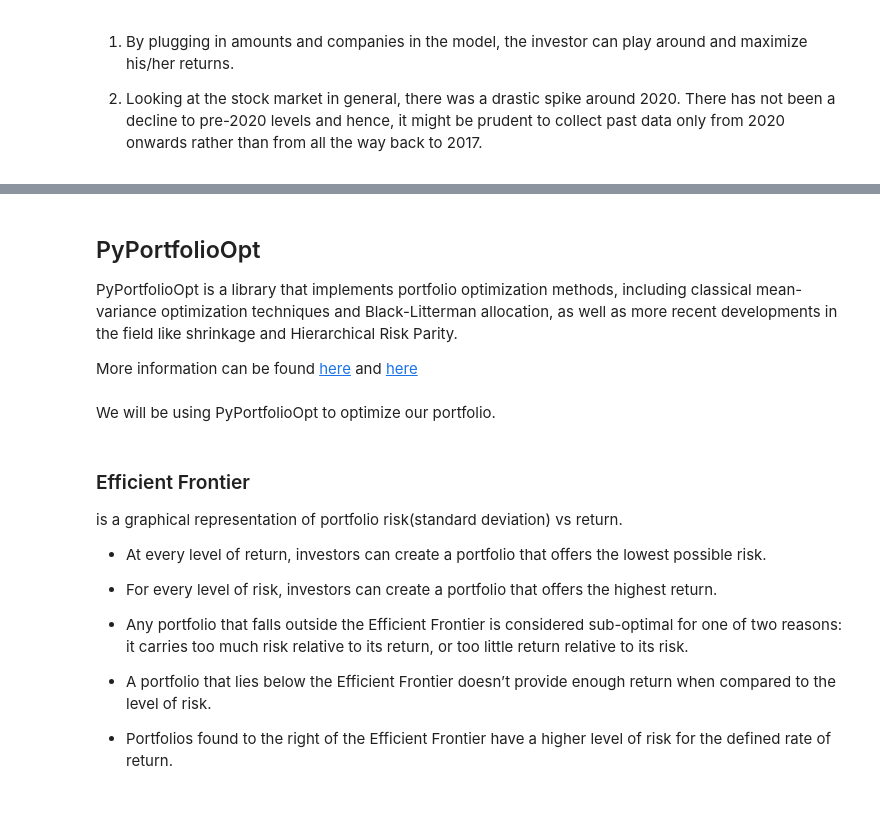
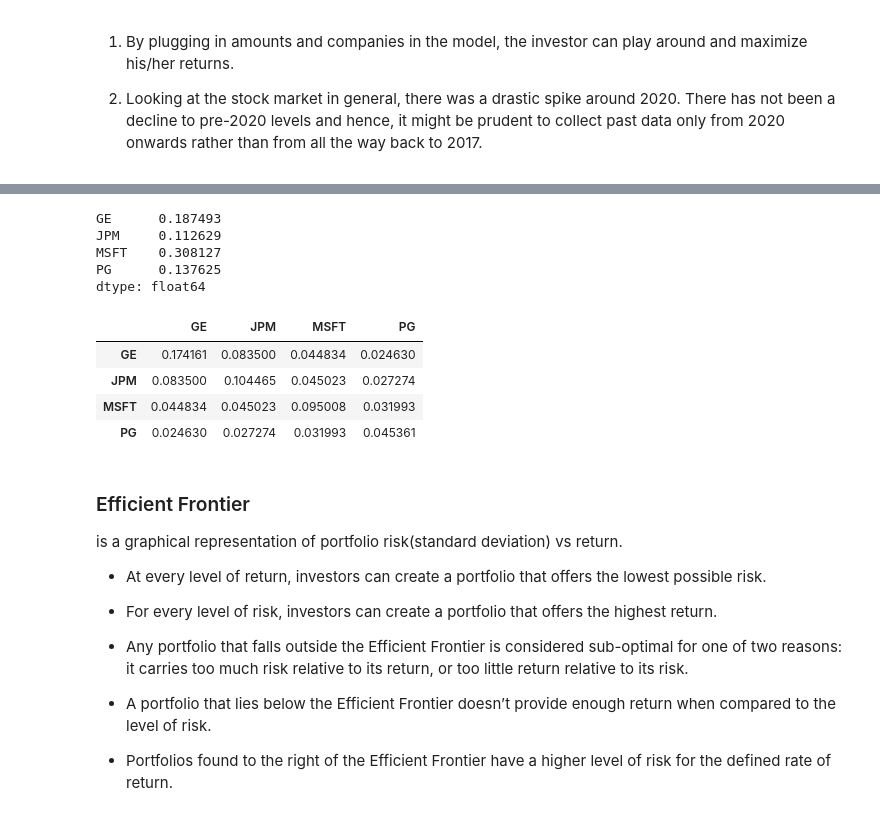
Before and after one commit to rahulakrish/portfolio_builder, a Jupyter notebook: code/new.ipynb, the cells around one changed output, grey strips where cells are left out. Saved outputs shown, nothing was run; the diff lists cells and outputs as text; code cells hidden in the pictures.

```diff
--- a/code/new.ipynb
+++ b/code/new.ipynb
@@ -1313,11 +1321,3 @@ Source: [Modern Portfolio Theory](https://www.investopedia.com/terms/m/modernpor
-# %% [markdown]
-## PyPortfolioOpt
-
-PyPortfolioOpt is a library that implements portfolio optimization methods, including classical mean-variance optimization techniques and Black-Litterman allocation, as well as more recent developments in the field like shrinkage and Hierarchical Risk Parity.
-
-More information can be found [here](https://pyportfolioopt.readthedocs.io/en/latest/UserGuide.html) and [here](https://github.com/robertmartin8/PyPortfolioOpt#an-overview-of-classical-portfolio-optimization-methods)
-# %% [markdown]
-We will be using PyPortfolioOpt to optimize our portfolio.
 # %%
 #import relevant libraries
 from pypfopt.efficient_frontier import EfficientFrontier
@@ -1329,15 +1329,27 @@ from pypfopt import expected_returns
 #using mean_historical_return.
 #Calculate annualised mean (daily) historical return from input (daily) asset prices
 #default is the geometric mean
-mu = expected_returns.mean_historical_return(df)
+mu = expected_returns.mean_historical_return(portfolio_df)
 mu
+# %% [output]
+GE      0.187493
+JPM     0.112629
+MSFT    0.308127
+PG      0.137625
+dtype: float64
 # %%
 #sample_cov
 #better option is to use the shrinkage estimator i.e Ledoit Wolf.
 #even the docs suggest that. the sample cov sufferes from lack of robustness and misspecifcation
 # but for smiplicity sake, we'll use it here.
-sigma = risk_models.sample_cov(df)
+sigma = risk_models.sample_cov(portfolio_df)
 sigma
+# %% [output]
+|  | GE | JPM | MSFT | PG |
+| GE | 0.174161 | 0.083500 | 0.044834 | 0.024630 |
+| JPM | 0.083500 | 0.104465 | 0.045023 | 0.027274 |
+| MSFT | 0.044834 | 0.045023 | 0.095008 | 0.031993 |
+| PG | 0.024630 | 0.027274 | 0.031993 | 0.045361 |
 # %% [markdown]
 ### Efficient Frontier
 
```
Also changed, not shown: parts of 105 cells of this notebook.
